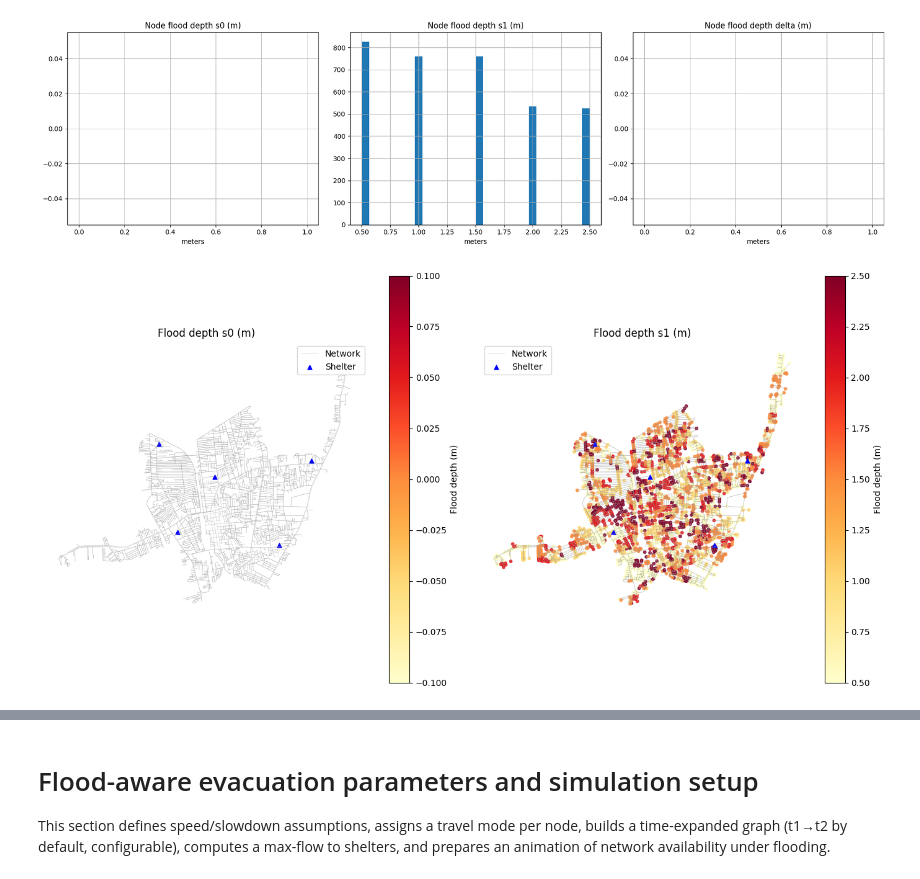
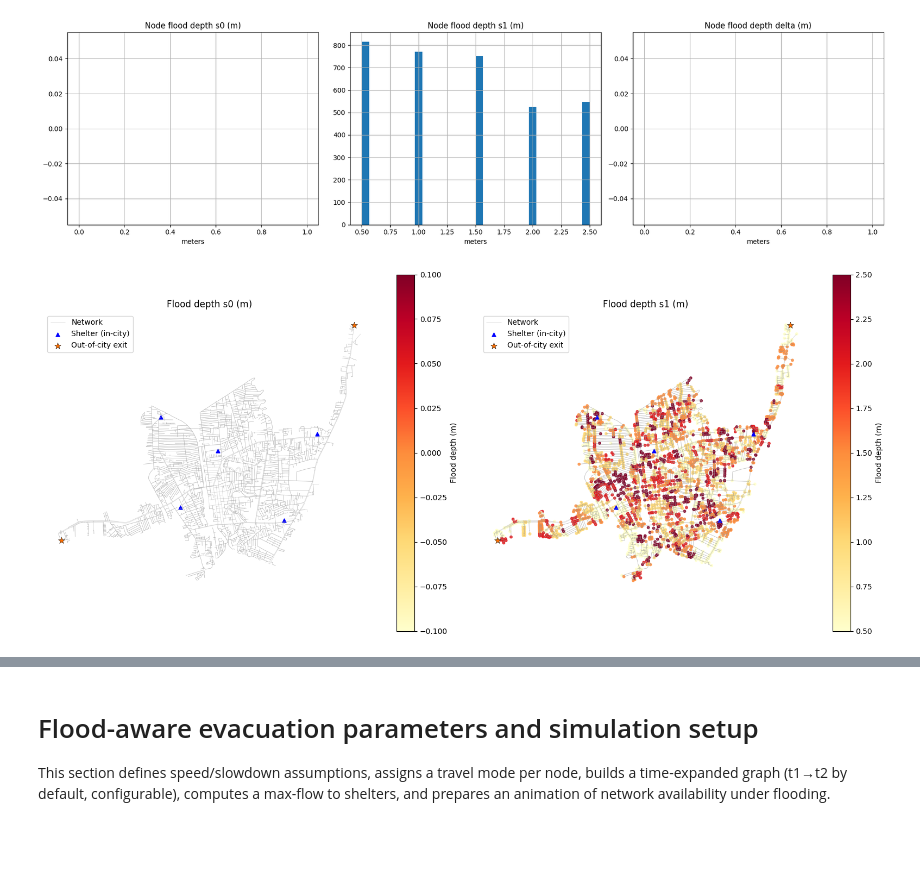
Before and after one commit to CosmosDever/Thesis-EvSim-Flooding-TH, a Jupyter notebook: Test_on_HatYai.ipynb, the cells around one changed output, grey strips where cells are left out. Cells and saved outputs as stored; diff of their text form; code cells hidden in the pictures; blank space fills up the shorter version.

Commit message:
add exit

```diff
--- a/Test_on_HatYai.ipynb
+++ b/Test_on_HatYai.ipynb
@@ -439,8 +439,8 @@ Nodes total: 3406 | reachable to some shelter: 3406 | unreachable: 0
 # %%
 # Randomly allocate population/households across nodes
-pop_male = 25000
-pop_female = 25000
-pop_total = 50000
+pop_male = 2500
+pop_female = 2500
+pop_total = 5000
 households = 35350 #70703
 
 rng = np.random.default_rng(888)
@@ -593,53 +642,102 @@ edges_geom = (
     .reset_index()[["u", "v", "key", "geometry"]]
 )
 
+# Out-of-city exit nodes GeoDataFrame
+out_city_gdf = gpd.GeoDataFrame(
+    nodes_with_flood[nodes_with_flood.get("is_out_of_city", False) == True].copy()
+    if "is_out_of_city" in nodes_with_flood.columns
+    else gpd.GeoDataFrame(),
+    geometry=gpd.points_from_xy(
+        nodes_with_flood.loc[nodes_with_flood.get("is_out_of_city", False) == True, "x"],
+        nodes_with_flood.loc[nodes_with_flood.get("is_out_of_city", False) == True, "y"],
+    ) if "is_out_of_city" in nodes_with_flood.columns and nodes_with_flood["is_out_of_city"].any() else [],
+    crs="EPSG:4326",
+)
+
+# Destination-split data for coloring
+has_dest = "evac_dest" in nodes_plot.columns
+dest_colors = nodes_plot["evac_dest"].map({"shelter": "#4caf50", "out_city": "#ff6f00"}) if has_dest else "#4caf50"
+
 # Flood depth maps (meters, fixed marker size) + network lines
-fig, axes = plt.subplots(1, 2, figsize=(14, 7))
+fig, axes = plt.subplots(1, 2, figsize=(16, 7))
 for ax, col, title in zip(
     axes,
     ["flood_depth_s0_m", "flood_depth_s1_m"],
     ["Flood depth s0 (m)", "Flood depth s1 (m)"],
 ):
     edges_geom.plot(ax=ax, color="#999", linewidth=0.5, alpha=0.4, label="Network")
     nodes_plot.plot(
         ax=ax,
         column=col,
         cmap="YlOrRd",
         markersize=10,
         alpha=0.8,
         legend=True,
         legend_kwds={"label": "Flood depth (m)"},
     )
-    shelters.plot(ax=ax, color="blue", markersize=25, marker="^", label="Shelter")
+    shelters.plot(ax=ax, color="blue", markersize=25, marker="^", label="Shelter (in-city)")
+    if len(out_city_gdf):
+        out_city_gdf.plot(ax=ax, color="#ff6f00", markersize=80, marker="*",
+                          edgecolor="k", linewidth=0.4, label="Out-of-city exit", zorder=5)
     ax.set_title(title)
     ax.set_axis_off()
     ax.legend()
 plt.tight_layout()
 plt.show()
 
-# Population map (size and color by pop_total) + network lines
+# Population map (size and color by evac_dest, marker by destination)
 pop_series = nodes_with_flood.get("pop_total")
 if pop_series is None:
     pop_series = pd.Series(1, index=nodes_with_flood.index)
 pop_norm = (pop_series - pop_series.min()).clip(lower=1)
 pop_size = 50 * pop_norm / pop_norm.max()
-fig, ax = plt.subplots(1, 1, figsize=(8, 8))
+
+fig, ax = plt.subplots(1, 1, figsize=(9, 9))
 edges_geom.plot(ax=ax, color="#999", linewidth=0.5, alpha=0.4, label="Network")
-nodes_plot.plot(
-    ax=ax,
-    column=pop_series,
-    cmap="Blues",
-    markersize=pop_size,
-    alpha=0.8,
-    edgecolor="k",
-    linewidth=0.2,
-    legend=True,
-    legend_kwds={"label": "Population"},
-)
-shelters.plot(ax=ax, color="red", markersize=25, marker="^", label="Shelter")
-ax.set_title("Population distribution (size & color)")
+
+if has_dest:
+    # Color by destination: green=shelter, orange=out-of-city
+    for dest, color, label in [("shelter", "#4caf50", "Dest: in-city shelter"),
+                                 ("out_city", "#ff6f00", "Dest: out-of-city exit")]:
+        mask = nodes_plot["evac_dest"] == dest
+        if mask.any():
+            nodes_plot[mask].plot(
+                ax=ax,
+                color=color,
+                markersize=pop_size[mask],
+                alpha=0.8,
+                edgecolor="k",
+                linewidth=0.2,
+                label=label,
+            )
+else:
+    nodes_plot.plot(
+        ax=ax,
+        column=pop_series,
+        cmap="Blues",
+        markersize=pop_size,
+        alpha=0.8,
+        edgecolor="k",
+        linewidth=0.2,
+        legend=True,
+        legend_kwds={"label": "Population"},
+    )
+
+shelters.plot(ax=ax, color="blue", markersize=35, marker="^", edgecolor="k",
+              linewidth=0.4, label="Shelter (in-city)", zorder=5)
+if len(out_city_gdf):
+    out_city_gdf.plot(ax=ax, color="#ff6f00", markersize=200, marker="*",
+                      edgecolor="k", linewidth=0.6, label="Out-of-city exit", zorder=6)
+    # Label each exit node
+    for _, row in out_city_gdf.iterrows():
+        ax.annotate("Exit", xy=(row.geometry.x, row.geometry.y),
+                    xytext=(4, 4), textcoords="offset points",
+                    fontsize=8, fontweight="bold", color="#ff6f00")
+
+ax.set_title("Population distribution & evacuation destinations\n(green=in-city shelter, orange=out-of-city exit)")
 ax.set_axis_off()
-ax.legend()
+ax.legend(loc="lower left")
+plt.tight_layout()
 plt.show()
 # %% [output]
-[figure, old version]
+[figure, new version]
```
Also changed, not shown: parts of 14 cells of this notebook, 2 other files.
